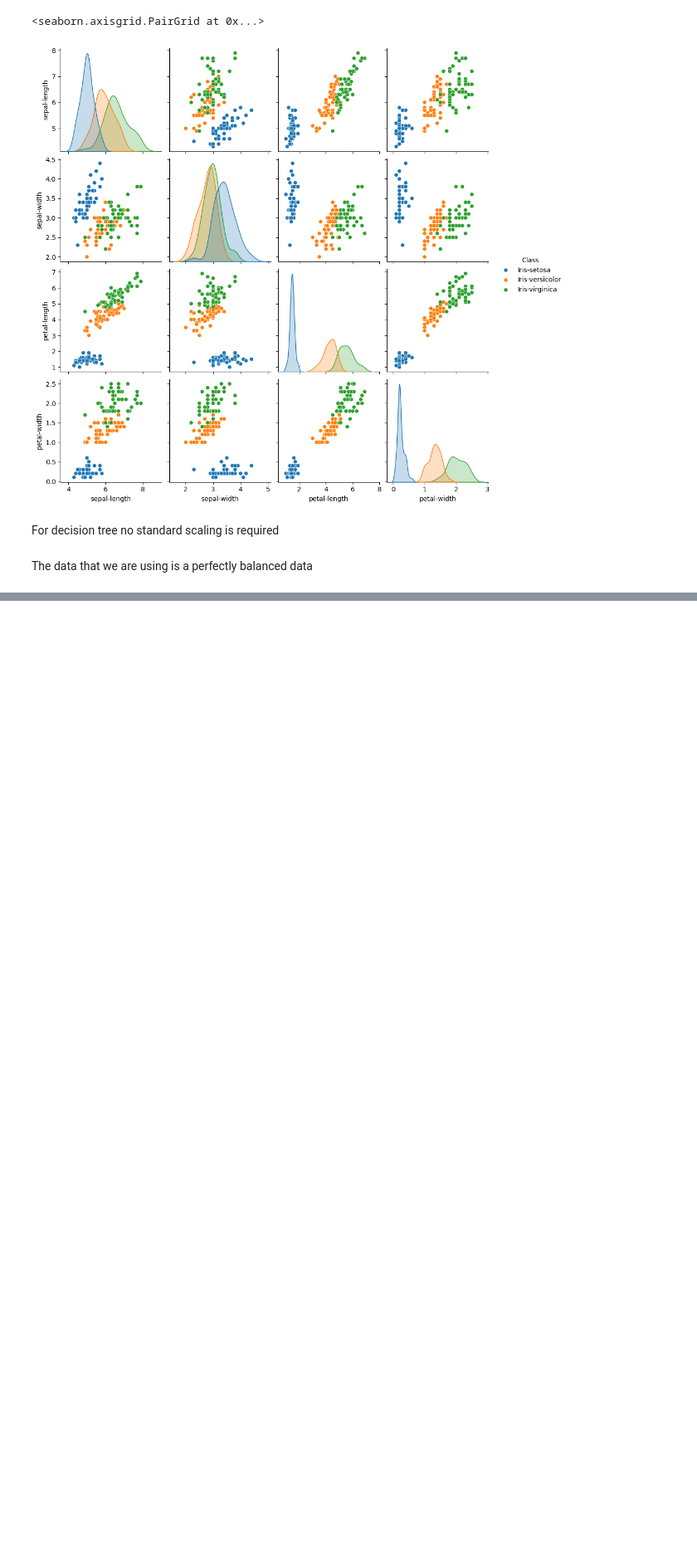
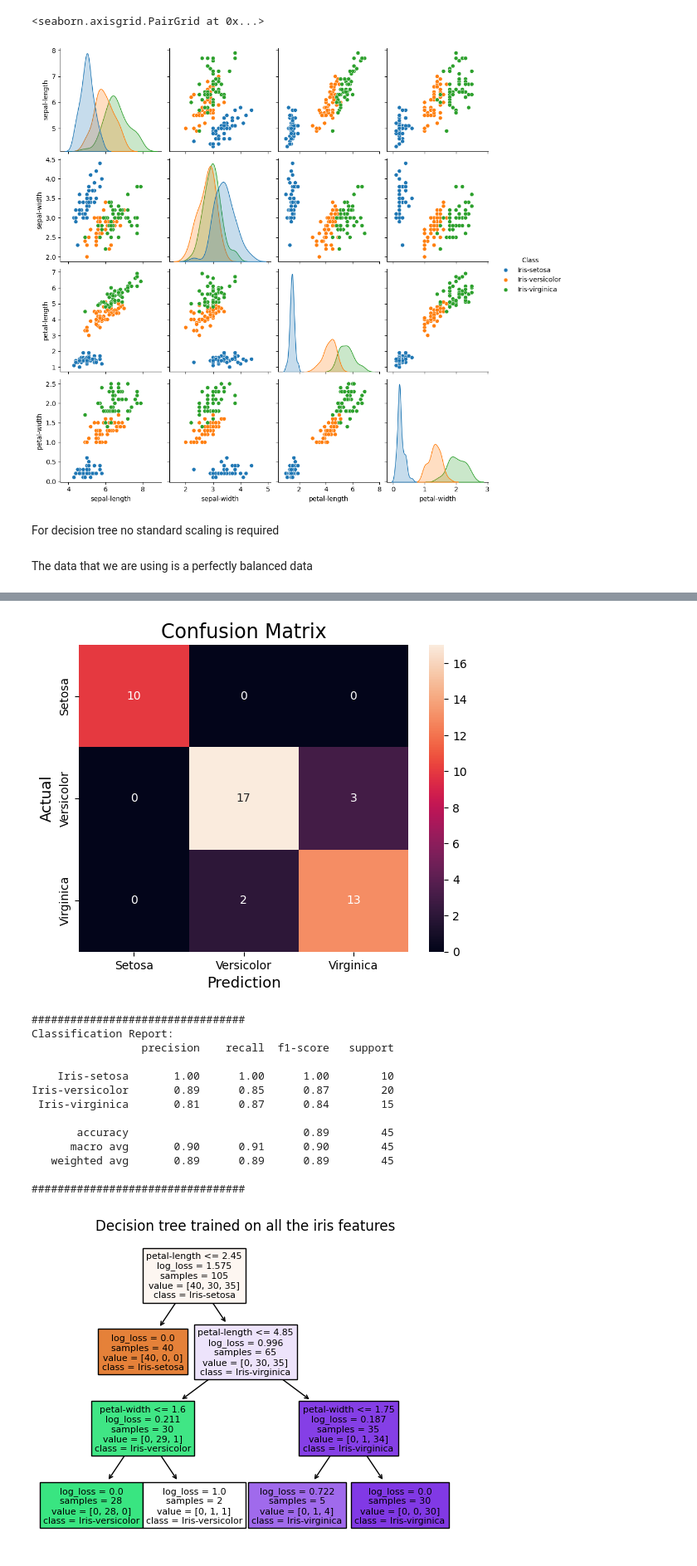
Before and after one commit to FOUNDMYPATH/Machine-Learning, a Jupyter notebook: DecisionTree.ipynb, the cells around one changed output, grey strips where cells are left out. Shown at 83% size. Cells and saved outputs as stored; diff of their text form; code cells hidden in the pictures; blank space fills up the shorter version.

```diff
--- a/DecisionTree.ipynb
+++ b/DecisionTree.ipynb
@@ -188,0 +147,19 @@ Iris-versicolor       0.94      0.94      0.94        16
+# %%
+y_pred = clf2.predict(X_test)
+final_metrics(clf2,y_test, y_pred,['Setosa','Versicolor', 'Virginica'],['Setosa','Versicolor', 'Virginica'])
+# %% [output]
+[figure, added]
+#################################
+Classification Report:
+                 precision    recall  f1-score   support
+
+    Iris-setosa       1.00      1.00      1.00        10
+Iris-versicolor       0.89      0.85      0.87        20
+ Iris-virginica       0.81      0.87      0.84        15
+
+       accuracy                           0.89        45
+      macro avg       0.90      0.91      0.90        45
+   weighted avg       0.89      0.89      0.89        45
+
+#################################
+[figure, added]
```
Also changed, not shown: parts of 13 cells of this notebook.
